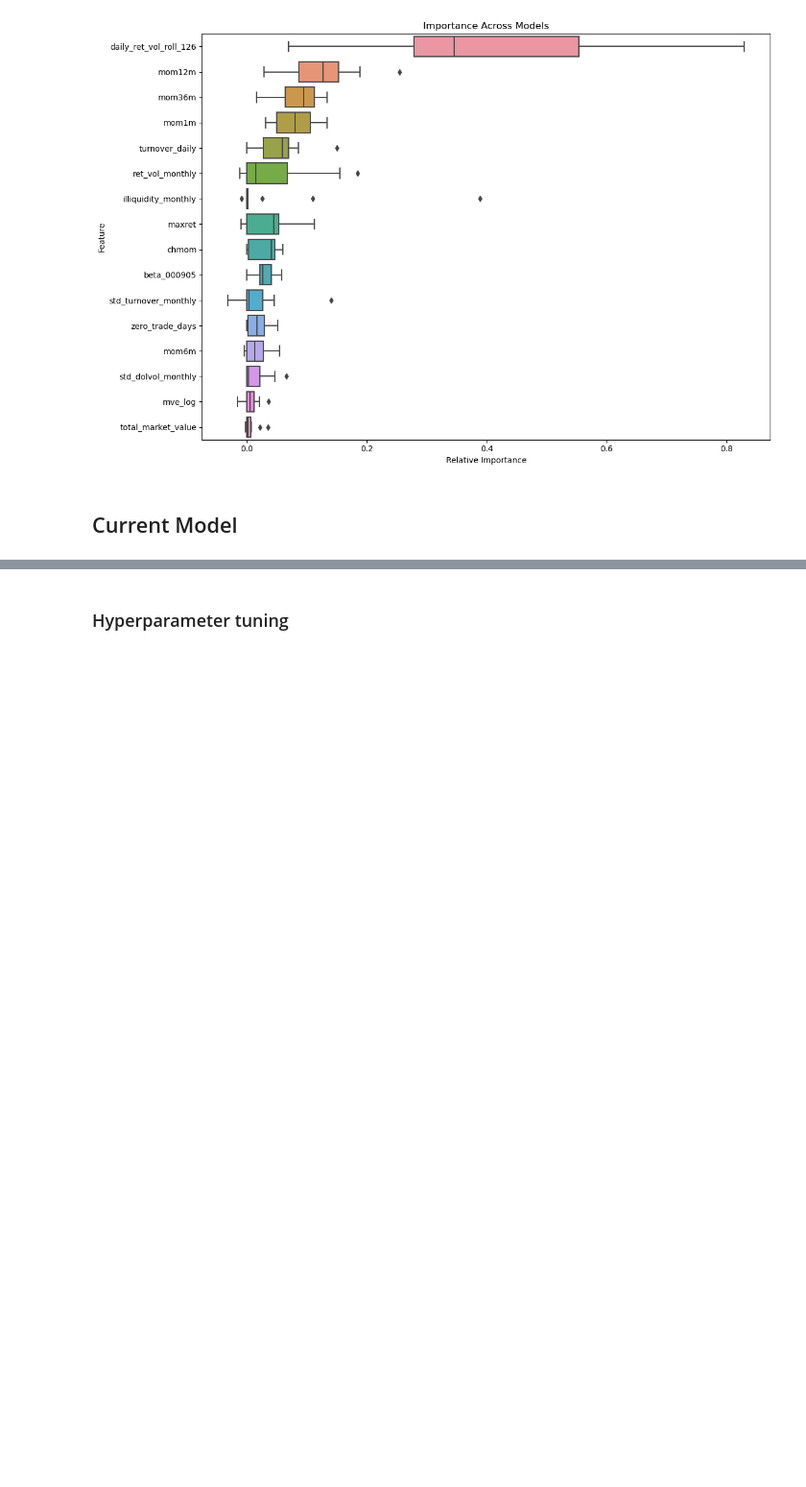
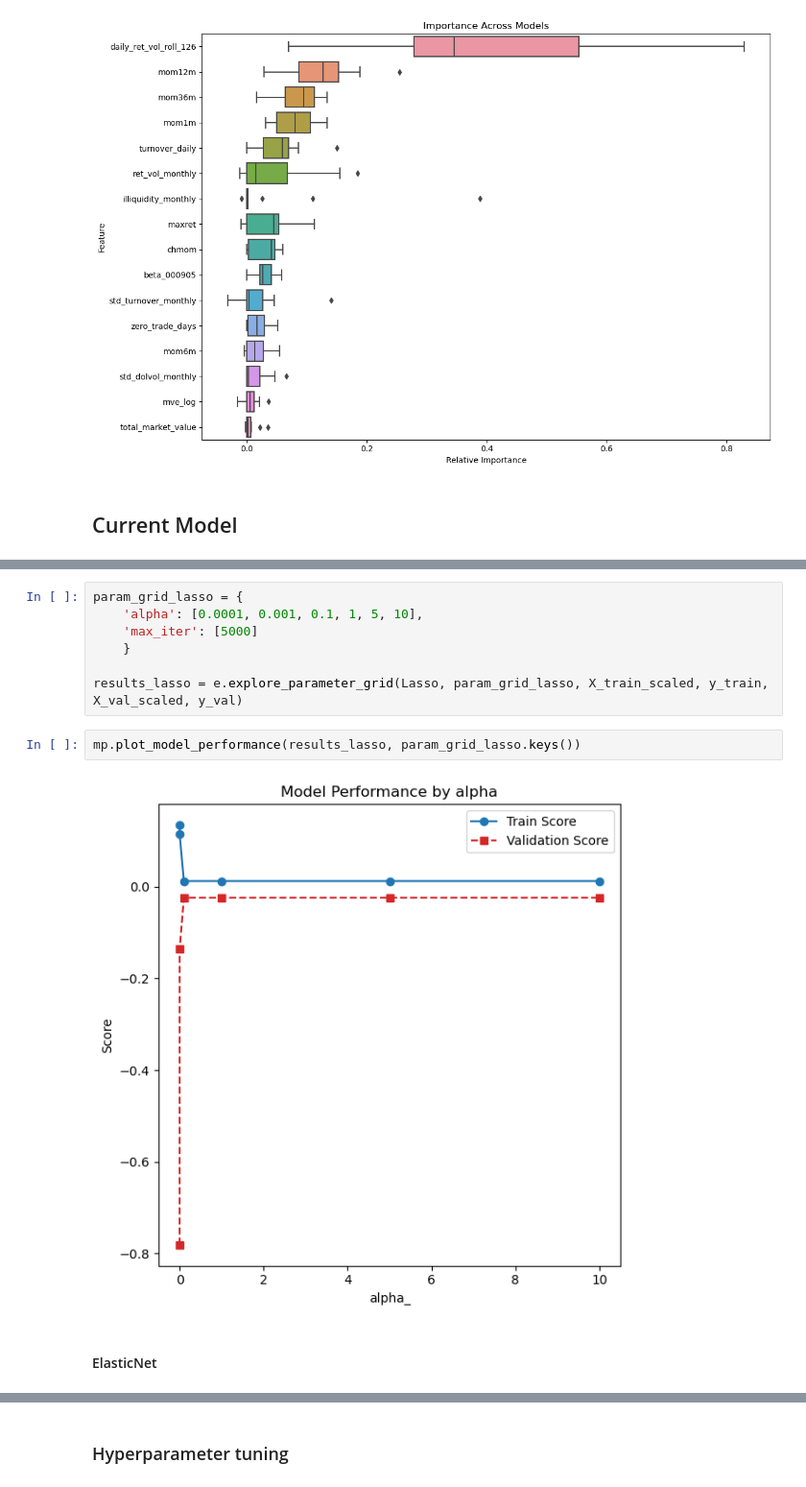
Before and after one commit to howie-zeng/Chinese-Stock-Market-Analysis--Long-Term-Trends, a Jupyter notebook: test.ipynb, the cells around one changed output, grey strips where cells are left out. Shown at 96% size. Saved outputs shown, nothing was run; the diff lists cells and outputs as text; blank space fills up the shorter version.

```diff
--- a/test.ipynb
+++ b/test.ipynb
@@ -234,0 +288,13 @@ Testing set range:
+# %%
+param_grid_lasso = {
+    'alpha': [0.0001, 0.001, 0.1, 1, 5, 10],
+    'max_iter': [5000]
+    }
+
+results_lasso = e.explore_parameter_grid(Lasso, param_grid_lasso, X_train_scaled, y_train, X_val_scaled, y_val)
+# %%
+mp.plot_model_performance(results_lasso, param_grid_lasso.keys())
+# %% [output]
+[figure, added]
+# %% [markdown]
+#### ElasticNet
```
Also changed, not shown: parts of 25 cells of this notebook, 3 other files.
